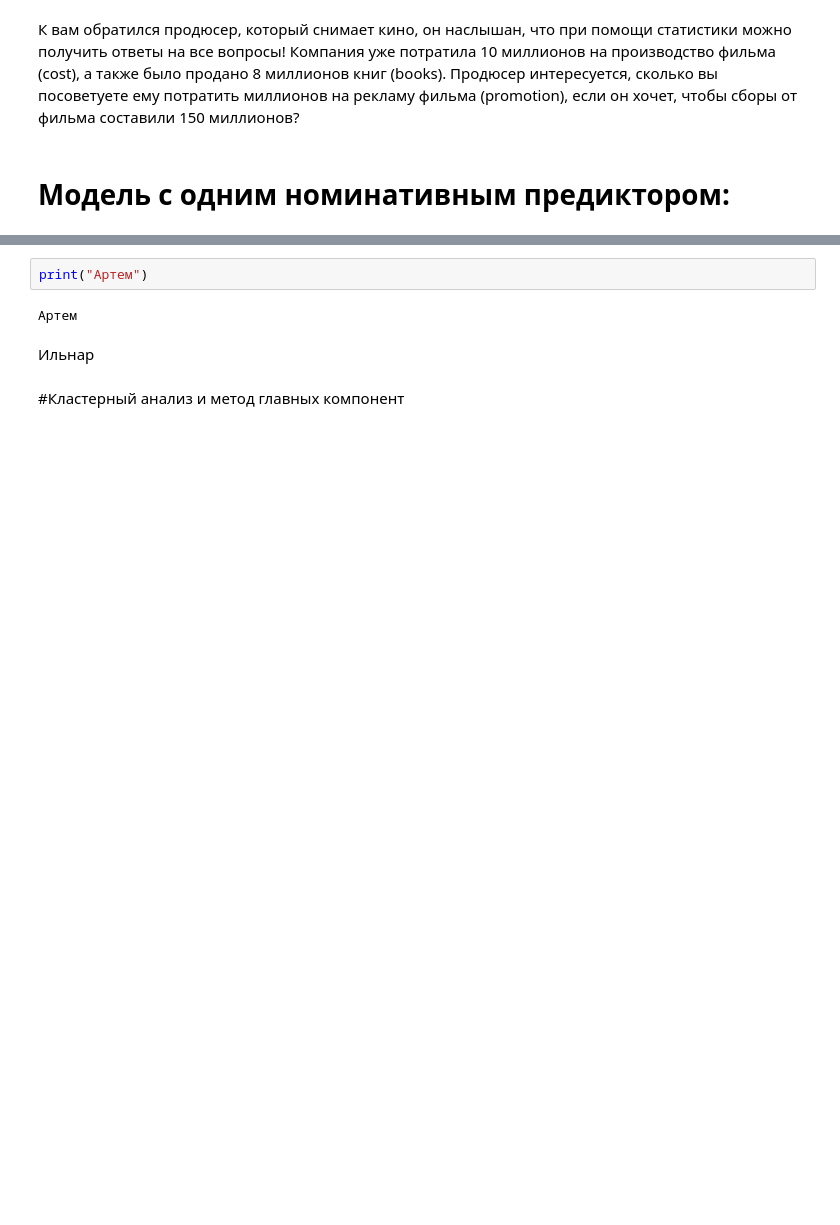
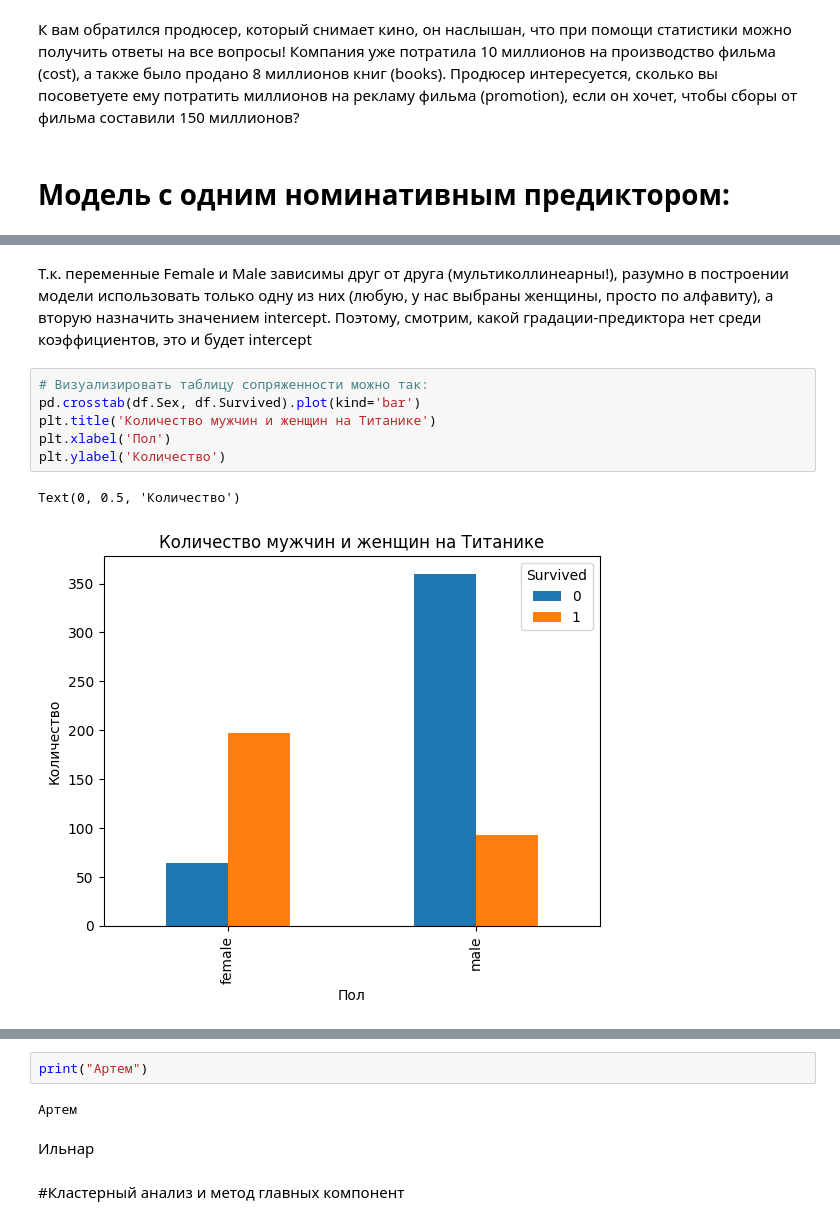
Before and after one commit to Artem7davlet/artem_git, a Jupyter notebook: MathStat.ipynb, the cells around one changed output, grey strips where cells are left out. Cells and saved outputs as stored; diff of their text form; blank space fills up the shorter version.

```diff
--- a/MathStat.ipynb
+++ b/MathStat.ipynb
@@ -380,0 +382,12 @@ find_n_sdalo (logit_p, n_vsego)
+# %% [markdown]
+Т.к. переменные Female и Male зависимы друг от друга (мультиколлинеарны!),
+разумно в построении модели использовать только одну из них (любую, у нас выбраны женщины, просто по алфавиту), а вторую назначить значением intercept. Поэтому, смотрим, какой градации-предиктора нет среди коэффициентов, это и будет intercept
+# %%
+# Визуализировать таблицу сопряженности можно так:
+pd.crosstab(df.Sex, df.Survived).plot(kind='bar')
+plt.title('Количество мужчин и женщин на Титанике')
+plt.xlabel('Пол')
+plt.ylabel('Количество')
+# %% [output]
+Text(0, 0.5, 'Количество')
+[figure, added]
```
Also changed, not shown: parts of 72 cells of this notebook.
